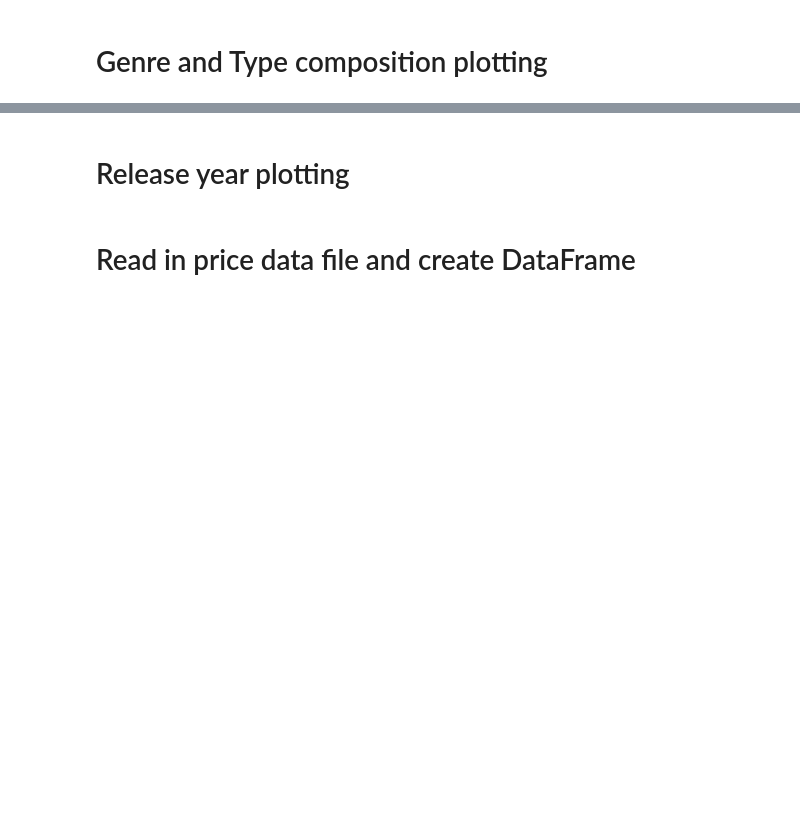
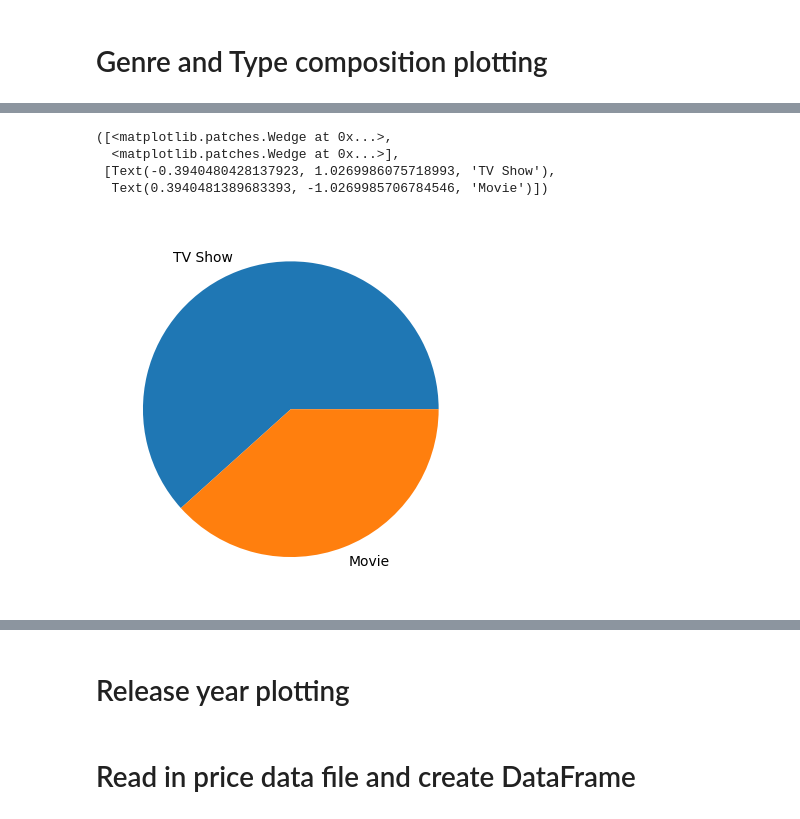
Before and after one commit to gfoley15/netflixandchill, a Jupyter notebook: notebook/netflixandchill.ipynb, the cells around one changed output, grey strips where cells are left out. Saved outputs shown, nothing was run; the diff lists cells and outputs as text; code cells hidden in the pictures; blank space fills up the shorter version.

```diff
--- a/notebook/netflixandchill.ipynb
+++ b/notebook/netflixandchill.ipynb
@@ -148,0 +191,15 @@ combined_df.head()
+# %%
+# Disney pie chart for movie/tv shows (1052 /395
+netflix_tv_show = combined_df.loc[(combined_df['type'] == 'TV Show') & (combined_df['platform'] == 'Netflix')]
+netflix_movie = combined_df.loc[(combined_df['type'] == 'Movie') & (combined_df['platform'] == 'Disney+')]
+labels = 'TV Show', 'Movie'
+sizes = [1692, 1052]
+
+fig, ax = plt.subplots()
+ax.pie(sizes, labels=labels)
+# %% [output]
+([<matplotlib.patches.Wedge at 0x...>,
+  <matplotlib.patches.Wedge at 0x...>],
+ [Text(-0.3940480428137923, 1.0269986075718993, 'TV Show'),
+  Text(0.3940481389683393, -1.0269985706784546, 'Movie')])
+[figure, added]
```
Also changed, not shown: parts of 23 cells of this notebook.
